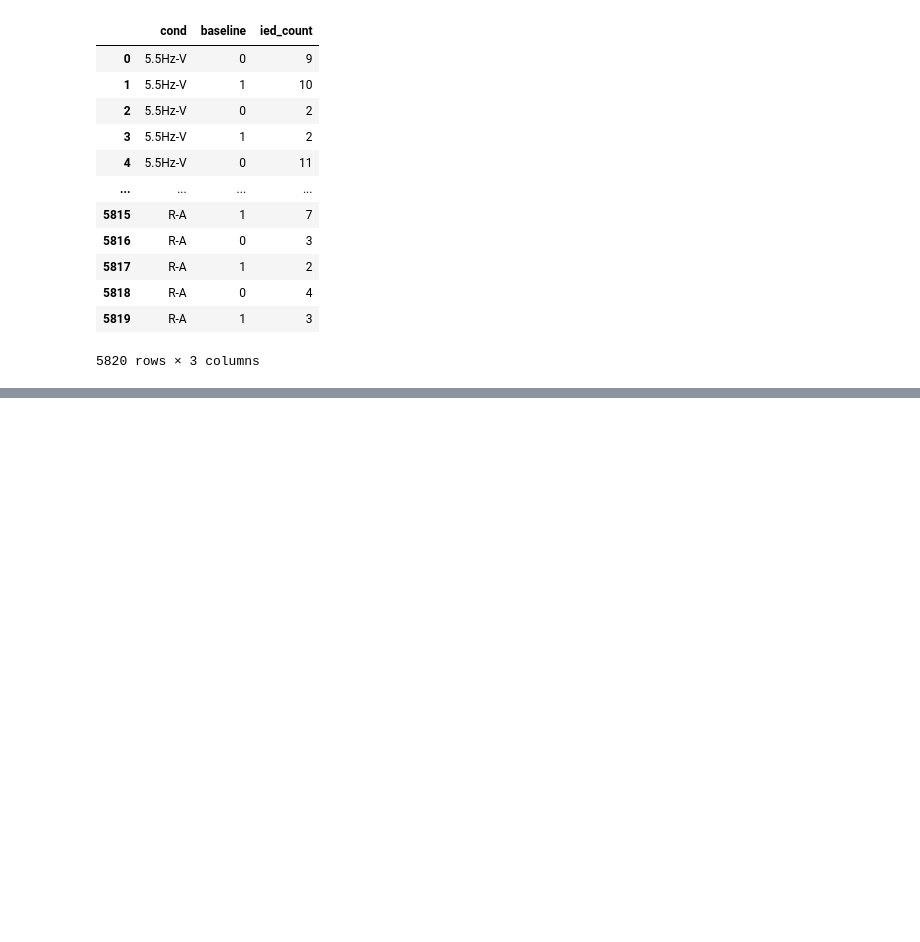
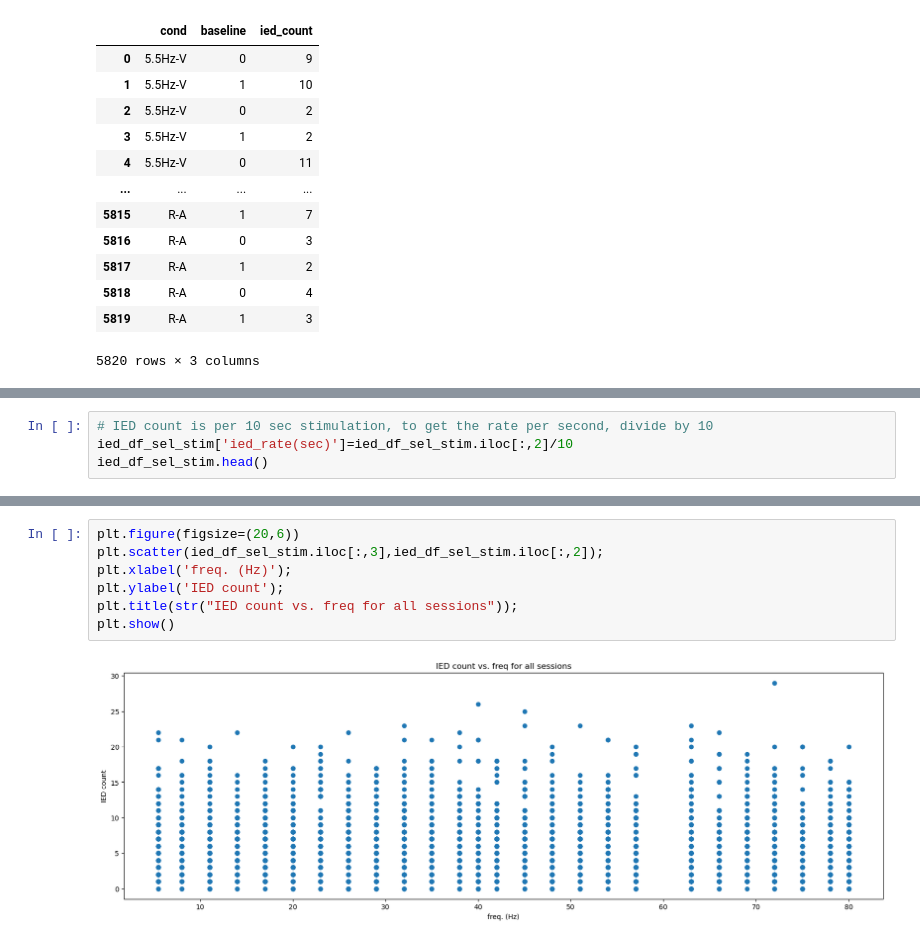
Before and after one commit to Simurgh818/IED_distributions, a Jupyter notebook: IED-rate_freq.ipynb, the cells around one changed output, grey strips where cells are left out. Drawn from its saved outputs; the diff is of its cells as text; blank space fills up the shorter version.

```diff
--- a/IED-rate_freq.ipynb
+++ b/IED-rate_freq.ipynb
@@ -83,0 +133,4 @@ ied_df_sel_stim.head(10)
+# %%
+# IED count is per 10 sec stimulation, to get the rate per second, divide by 10
+ied_df_sel_stim['ied_rate(sec)']=ied_df_sel_stim.iloc[:,2]/10
+ied_df_sel_stim.head()
@@ -83,0 +149,9 @@ ied_df_sel_stim.head(10)
+# %%
+plt.figure(figsize=(20,6))
+plt.scatter(ied_df_sel_stim.iloc[:,3],ied_df_sel_stim.iloc[:,2]);
+plt.xlabel('freq. (Hz)');
+plt.ylabel('IED count');
+plt.title(str("IED count vs. freq for all sessions"));
+plt.show()
+# %% [output]
+[figure, added]
```
Also changed, not shown: parts of 14 cells of this notebook, 1 other file.
